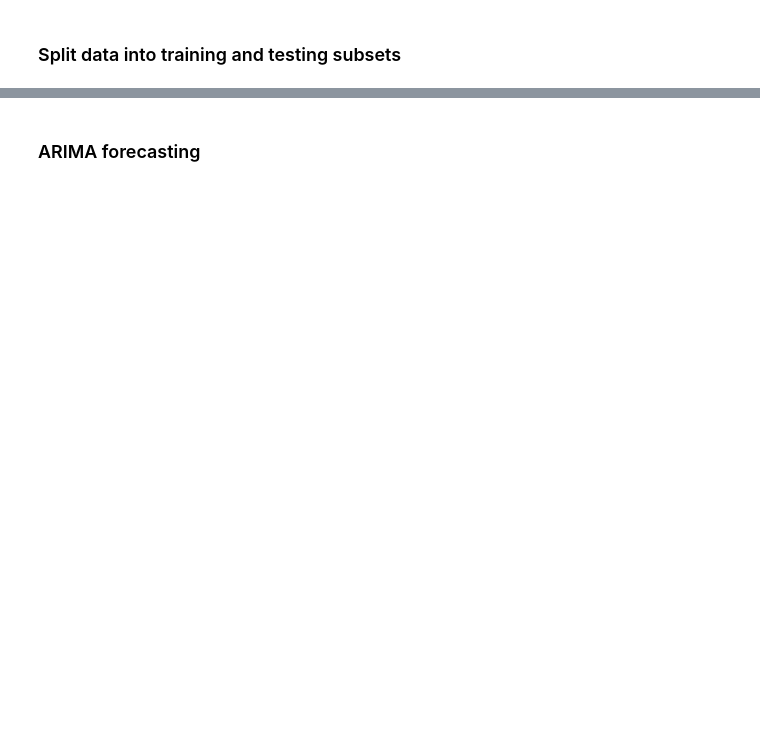
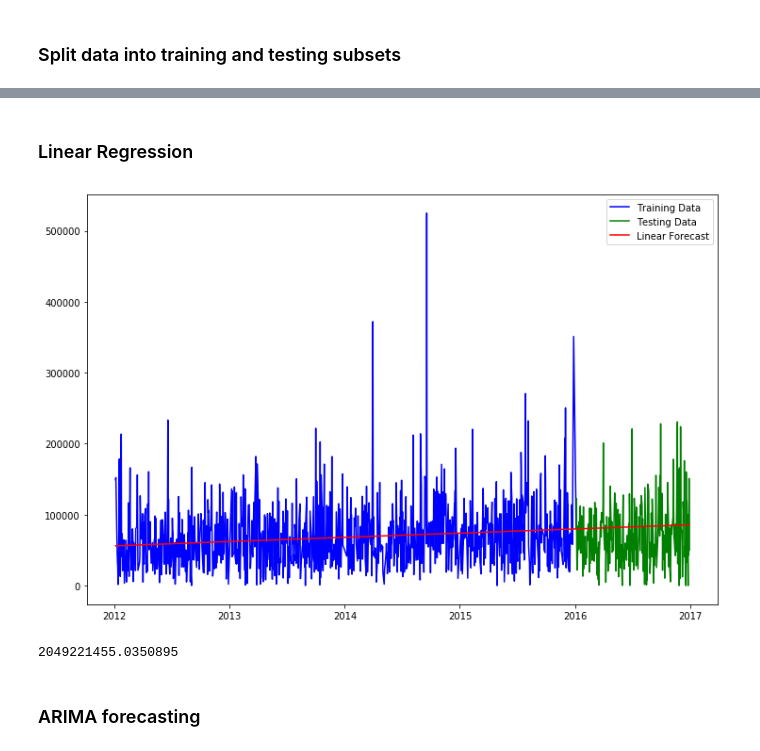
Before and after one commit to mt3443/time-series, a Jupyter notebook: time_series.ipynb, the cells around one changed output, grey strips where cells are left out. Saved outputs shown, nothing was run; the diff lists cells and outputs as text; code cells hidden in the pictures; blank space fills up the shorter version.

```diff
--- a/time_series.ipynb
+++ b/time_series.ipynb
@@ -125,3 +102,27 @@ r2_score(test_output, list(moving_average['Demand'][-12:]))
+# %% [markdown]
+### Linear Regression
+# %%
+# The trend had a somewhat linear shape.
+# Here, we begin forecasting with a simple linear regression model
+
+linear_model = LinearRegression().fit(np.array(range(976)).reshape(-1, 1), train_output)
+linear_forecast = [linear_model.predict(np.array(x).reshape(-1, 1)) for x in range(1221)]
+plt.rcParams['figure.figsize'] = [12, 8]
+plt.plot(train_input, train_output, color='blue', label='Training Data')
+plt.plot(test_input, test_output, color='green', label='Testing Data')
+plt.plot(x, linear_forecast, color='red', label='Linear Forecast')
+plt.legend(loc='best')
+plt.show()
+# %% [output]
+[figure, added]
+# %%
+# Calculate MSE for quantitative accuracy
+
+y_true = test_output
+y_predicted = [linear_model.predict(np.array(x).reshape(-1, 1)) for x in range(976, 1221)]
+mean_squared_error(y_true, y_predicted)
+# %% [output]
+2049221455.0350895
 # %% [markdown]
 ### ARIMA forecasting
 # %%
```
Also changed, not shown: parts of 14 cells of this notebook.
